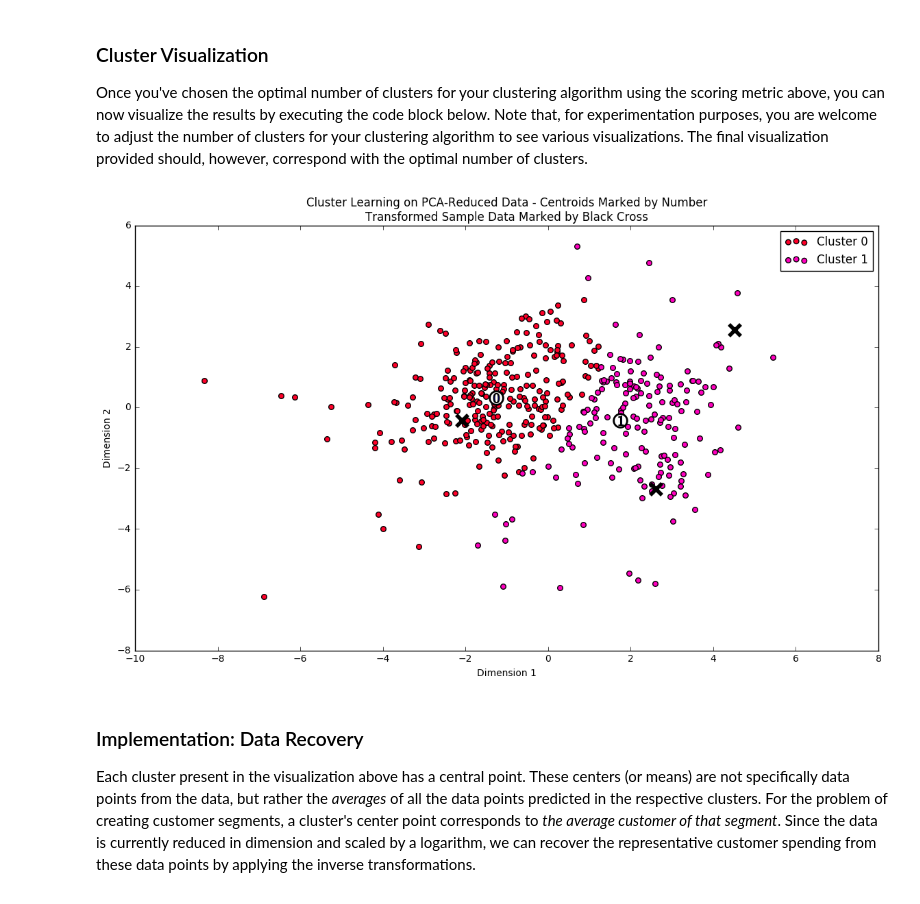
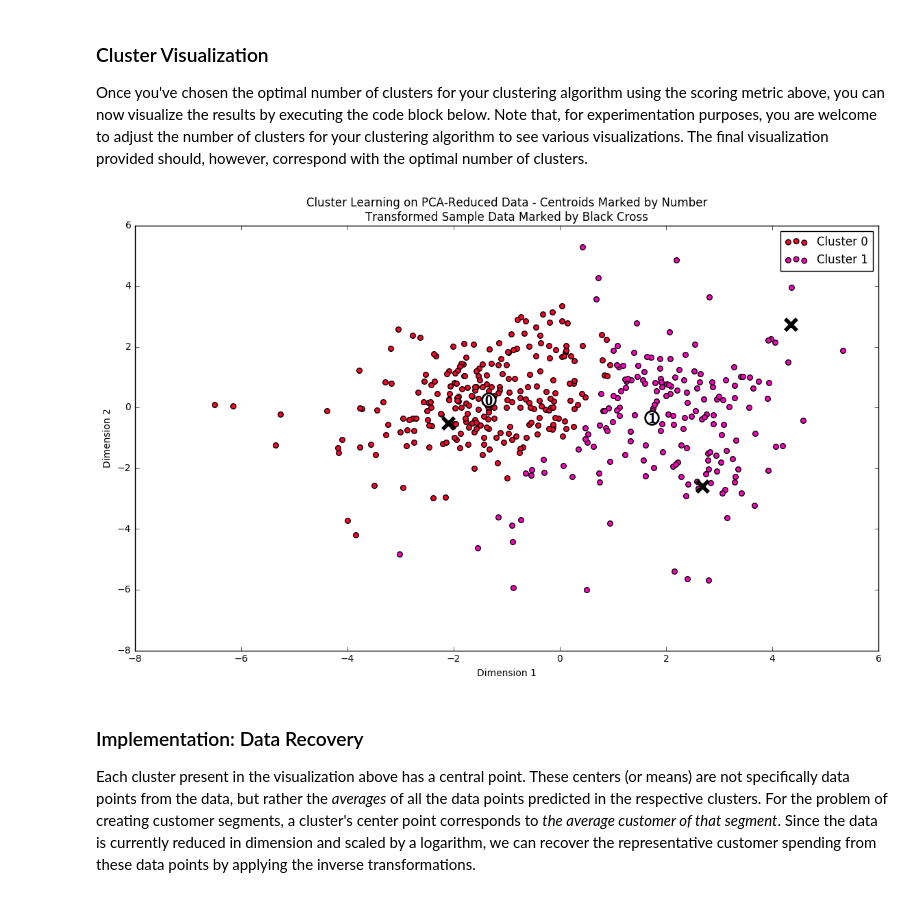
Before and after one commit to skywoods2001/machine-learning, a Jupyter notebook: projects/customer_segments/customer_segments.ipynb, the cells around one changed output. Cells and saved outputs as stored; diff of their text form; code cells hidden in the pictures.

```diff
--- a/projects/customer_segments/customer_segments.ipynb
+++ b/projects/customer_segments/customer_segments.ipynb
@@ -212,7 +212,7 @@ for feature in log_data.keys():
     display(log_data[~((log_data[feature] >= Q1 - step) & (log_data[feature] <= Q3 + step))])
 
 # OPTIONAL: Select the indices for data points you wish to remove
-outliers  = [65, 66, 128]
+outliers  = [65, 66, 75, 128, 154]
 
 # Remove the outliers, if any were specified
 good_data = log_data.drop(log_data.index[outliers]).reset_index(drop = True)
@@ -417,21 +435,31 @@ In the code block below, you will need to implement the following:
 # %%
 # TODO: Apply your clustering algorithm of choice to the reduced data
 from sklearn.mixture import GMM
-num_clusters = 2
-clusterer = GMM(n_components = num_clusters, covariance_type='full', random_state = 0)
-clusterer.fit(reduced_data)
+from sklearn.metrics import silhouette_score
 
-# TODO: Predict the cluster for each data point
-preds = clusterer.predict(reduced_data)
 
-# TODO: Find the cluster centers
-centers = clusterer.means_
+def FitGMM(num_clusters, data):
+    clusterer = GMM(n_components = num_clusters, covariance_type='full', random_state = 0)
+    clusterer.fit(data)
+    return clusterer, clusterer.means_
 
-# TODO: Predict the cluster for each transformed sample data point
-sample_preds = clusterer.predict(pca_samples)
+def ClusterPredict(clusterer, data):
+    preds = clusterer.predict(data)
+    return preds
 
-# TODO: Calculate the mean silhouette coefficient for the number of clusters chosen
-from sklearn.metrics import silhouette_score
-score = silhouette_score(reduced_data, preds)
-print "Silhouette score for {} clusters is {}".format(num_clusters, score)
+set_num_clusters = range(2,10)
+
+for num_clusters in set_num_clusters:
+
+    clusterer, centers = FitGMM(num_clusters, reduced_data)
+
+    preds = ClusterPredict(clusterer, reduced_data)
+
+    # TODO: Predict the cluster for each transformed sample data point
+    sample_preds = ClusterPredict(clusterer, pca_samples)
+
+    # TODO: Calculate the mean silhouette coefficient for the number of clusters chosen
+
+    score = silhouette_score(reduced_data, preds)
+    print "Silhouette score for {} clusters is {}".format(num_clusters, score)
 # %% [output]
@@ -466,9 +483,12 @@ It appears that the 2-cluster choice has the best silhouette score.
 Once you've chosen the optimal number of clusters for your clustering algorithm using the scoring metric above, you can now visualize the results by executing the code block below. Note that, for experimentation purposes, you are welcome to adjust the number of clusters for your clustering algorithm to see various visualizations. The final visualization provided should, however, correspond with the optimal number of clusters.
 # %%
 # Display the results of the clustering from implementation
+num_clusters = 2
+clusterer, centers = FitGMM(num_clusters, reduced_data)
+preds = ClusterPredict(clusterer, reduced_data)
 vs.cluster_results(reduced_data, preds, centers, pca_samples)
 # %% [output]
-[figure, old version]
+[figure, new version]
 # %% [markdown]
 ### Implementation: Data Recovery
 Each cluster present in the visualization above has a central point. These centers (or means) are not specifically data points from the data, but rather the *averages* of all the data points predicted in the respective clusters. For the problem of creating customer segments, a cluster's center point corresponds to *the average customer of that segment*. Since the data is currently reduced in dimension and scaled by a logarithm, we can recover the representative customer spending from these data points by applying the inverse transformations.
```
Also changed, not shown: parts of 16 cells of this notebook, 1 other file.
